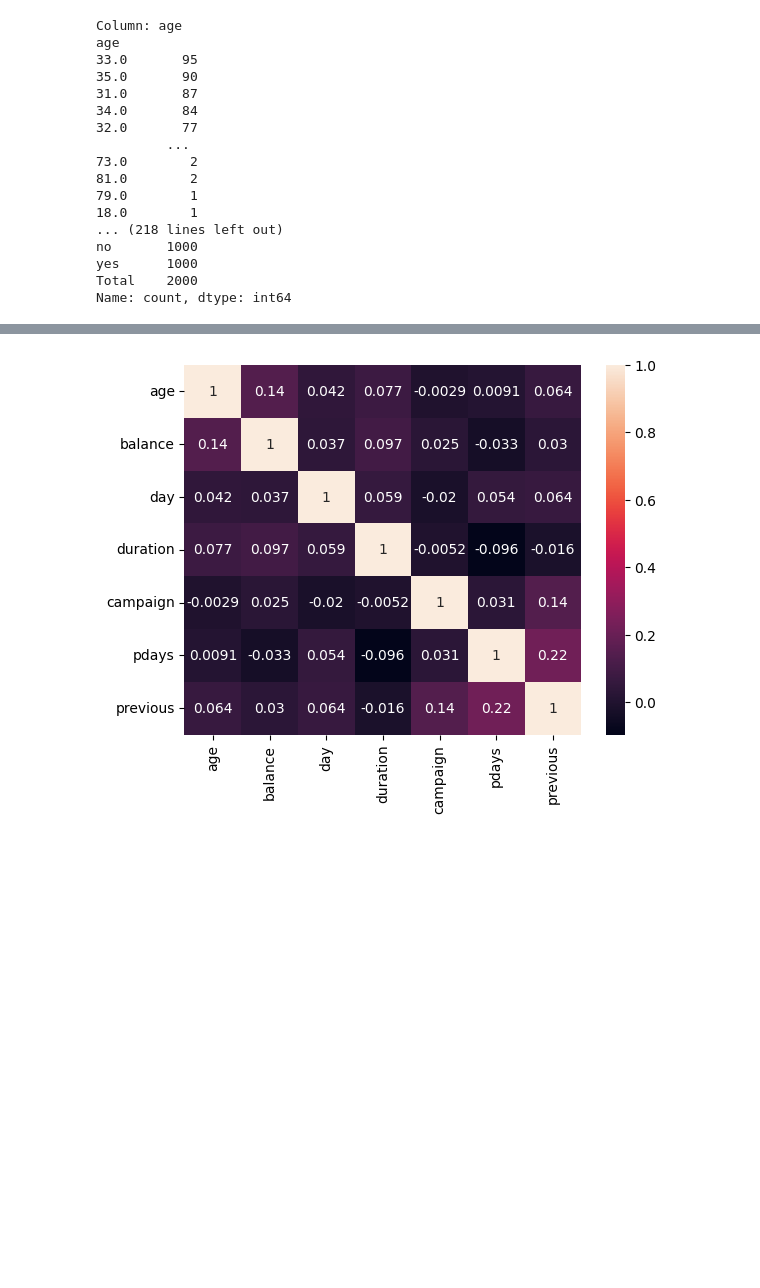
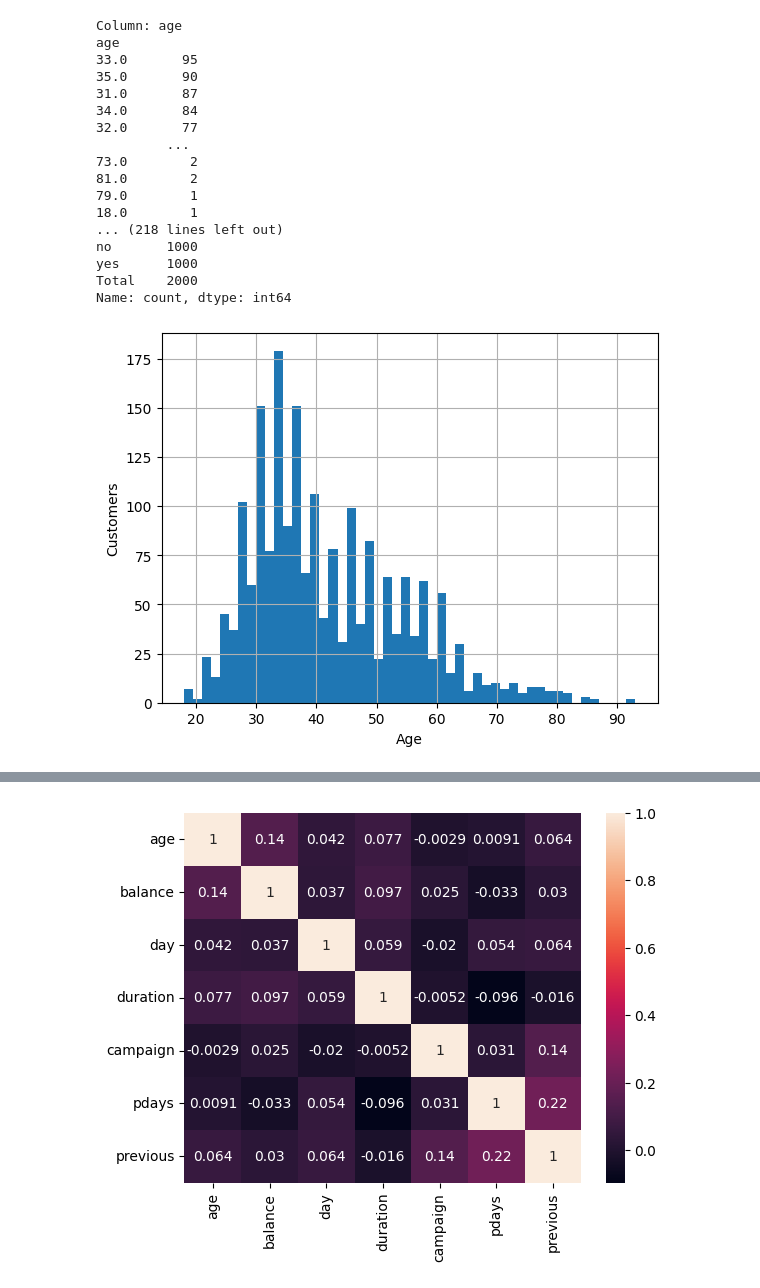
Before and after one commit to qaz73/ULAssignment-1, a Jupyter notebook: etivity1.ipynb, the cells around one changed output, grey strips where cells are left out. Saved outputs shown, nothing was run; the diff lists cells and outputs as text; code cells hidden in the pictures; blank space fills up the shorter version.

Commit message:
more graphs for subscribed data

```diff
--- a/etivity1.ipynb
+++ b/etivity1.ipynb
@@ -157,3 +182,10 @@ no       1000
 yes      1000
 Total    2000
 Name: count, dtype: int64
+# %%
+df['age'].hist(bins=50);
+plt.xlabel('Age');
+plt.ylabel('Customers');
+plt.show()
+# %% [output]
+[figure, added]
```
Also changed, not shown: parts of 8 cells of this notebook.
